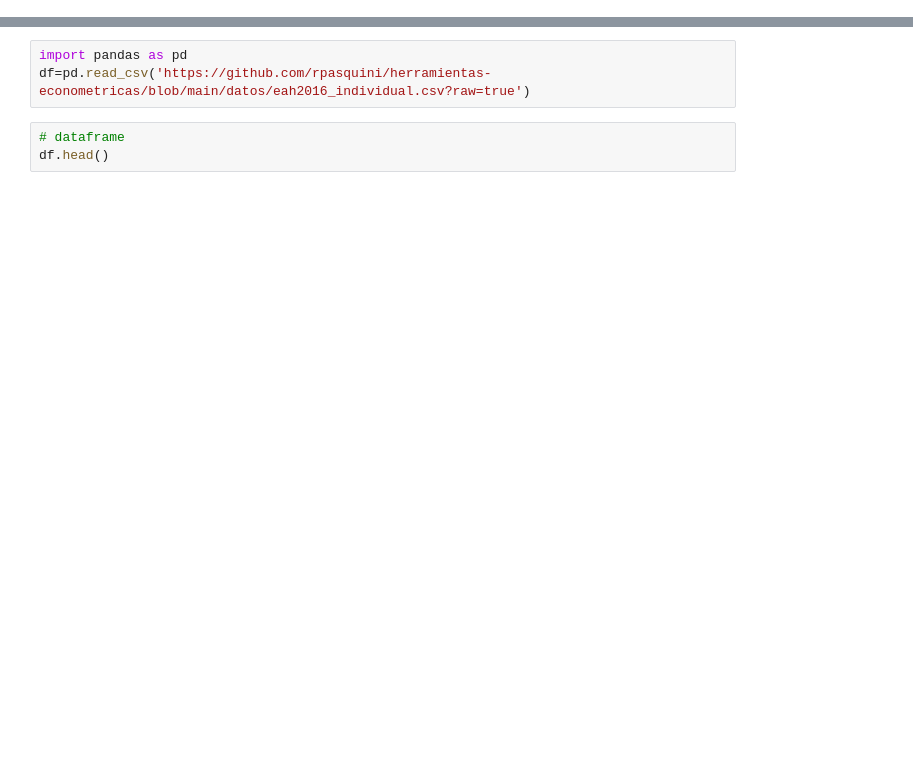
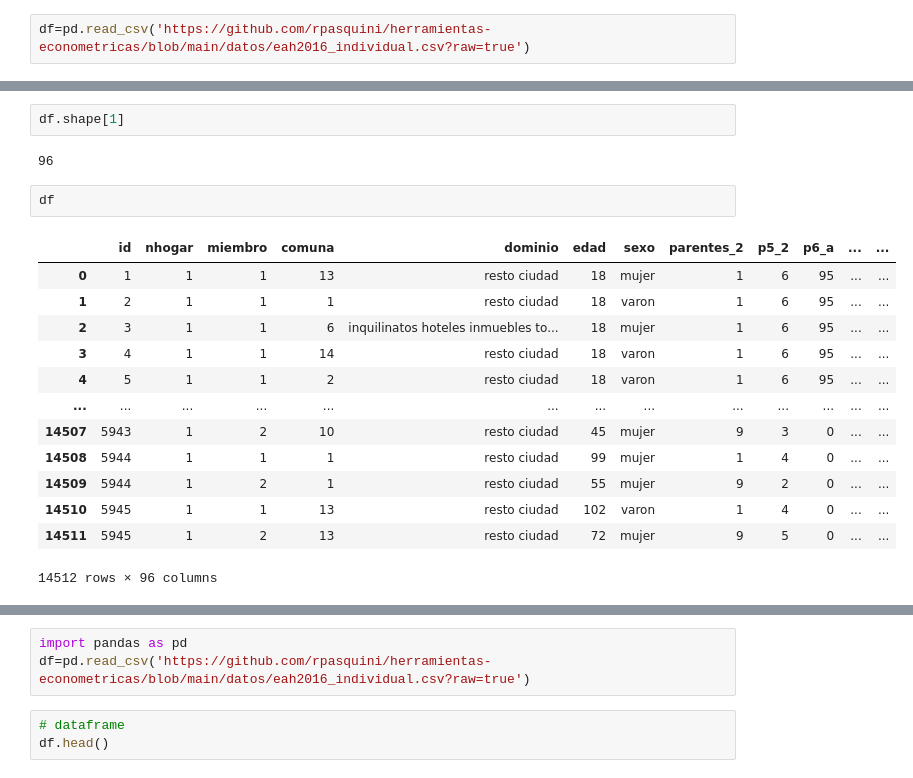
Before and after one commit to rpasquini/herramientas-econometricas-2022, a Jupyter notebook: CEF.ipynb, the cells around one changed output, grey strips where cells are left out. Saved outputs shown, nothing was run; the diff lists cells and outputs as text; blank space fills up the shorter version.

```diff
--- a/CEF.ipynb
+++ b/CEF.ipynb
@@ -6,0 +86,2 @@ hola
+# %%
+df=pd.read_csv('https://github.com/rpasquini/herramientas-econometricas/blob/main/datos/eah2016_individual.csv?raw=true')
@@ -6,0 +106,20 @@ hola
+# %%
+df.shape[1]
+# %% [output]
+96
+# %%
+df
+# %% [output]
+|  | id | nhogar | miembro | comuna | dominio | edad | sexo | parentes_2 | p5_2 | p6_a | ... | ... |
+| 0 | 1 | 1 | 1 | 13 | resto ciudad | 18 | mujer | 1 | 6 | 95 | ... | ... |
+| 1 | 2 | 1 | 1 | 1 | resto ciudad | 18 | varon | 1 | 6 | 95 | ... | ... |
+| 2 | 3 | 1 | 1 | 6 | inquilinatos hoteles inmuebles to... | 18 | mujer | 1 | 6 | 95 | ... | ... |
+| 3 | 4 | 1 | 1 | 14 | resto ciudad | 18 | varon | 1 | 6 | 95 | ... | ... |
+| 4 | 5 | 1 | 1 | 2 | resto ciudad | 18 | varon | 1 | 6 | 95 | ... | ... |
+| ... | ... | ... | ... | ... | ... | ... | ... | ... | ... | ... | ... | ... |
+| 14507 | 5943 | 1 | 2 | 10 | resto ciudad | 45 | mujer | 9 | 3 | 0 | ... | ... |
+| 14508 | 5944 | 1 | 1 | 1 | resto ciudad | 99 | mujer | 1 | 4 | 0 | ... | ... |
+| 14509 | 5944 | 1 | 2 | 1 | resto ciudad | 55 | mujer | 9 | 2 | 0 | ... | ... |
+| 14510 | 5945 | 1 | 1 | 13 | resto ciudad | 102 | varon | 1 | 4 | 0 | ... | ... |
+| 14511 | 5945 | 1 | 2 | 13 | resto ciudad | 72 | mujer | 9 | 5 | 0 | ... | ... |
+14512 rows × 96 columns
```
Also changed, not shown: parts of 56 cells of this notebook.
